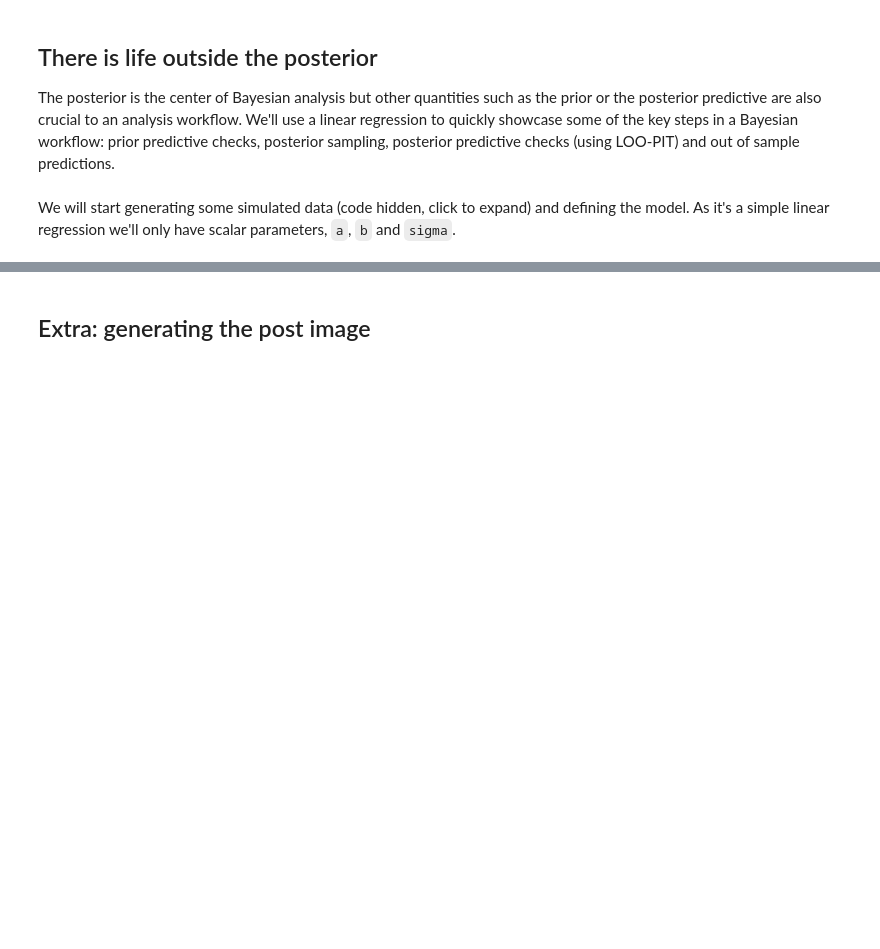
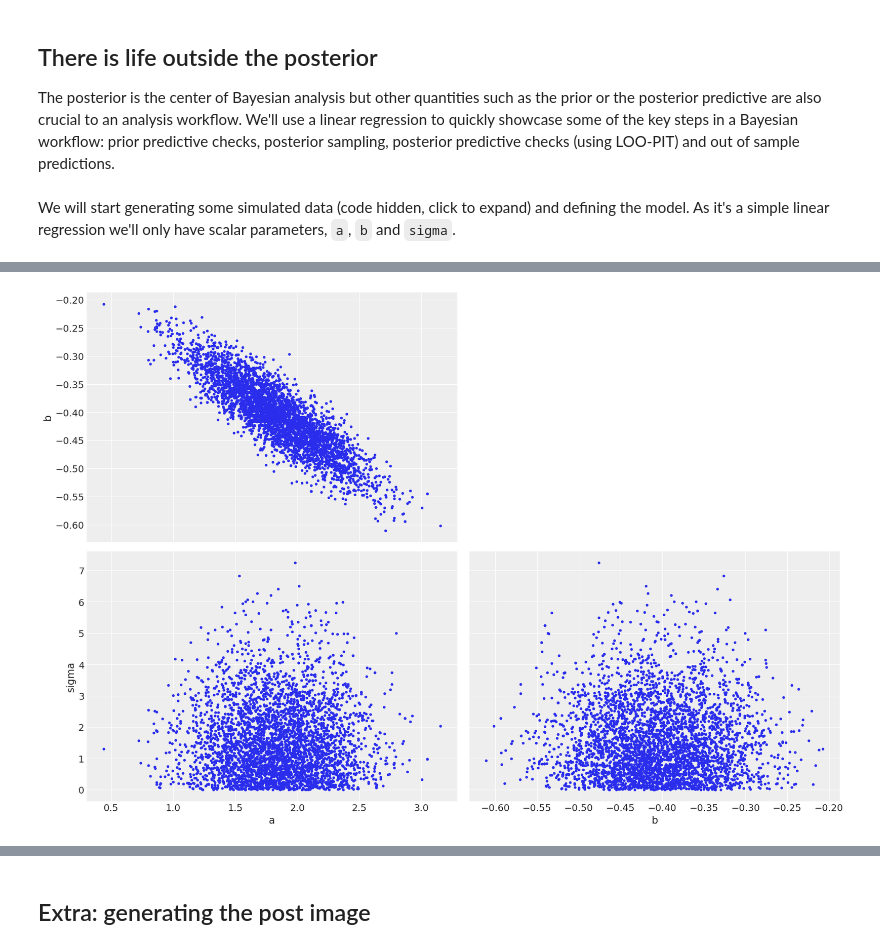
Before and after one commit to OriolAbril/oriol_unraveled, a Jupyter notebook: _notebooks/2020-08-16-pymc3-arviz.ipynb, the cells around one changed output, grey strips where cells are left out. Drawn from its saved outputs; the diff is of its cells as text; code cells hidden in the pictures; blank space fills up the shorter version.

```diff
--- a/_notebooks/2020-08-16-pymc3-arviz.ipynb
+++ b/_notebooks/2020-08-16-pymc3-arviz.ipynb
@@ -209,0 +247,4 @@ with pm.Model(coords=coords) as linreg_model:
+# %%
+with linreg_model:
+    idata_aux = pm.sample(return_inferencedata=True)
+linreg_idata.extend(idata_aux)
@@ -209,0 +261,4 @@ with pm.Model(coords=coords) as linreg_model:
+# %%
+az.plot_pair(linreg_idata);
+# %% [output]
+[figure, added]
```
Also changed, not shown: parts of 21 cells of this notebook.
